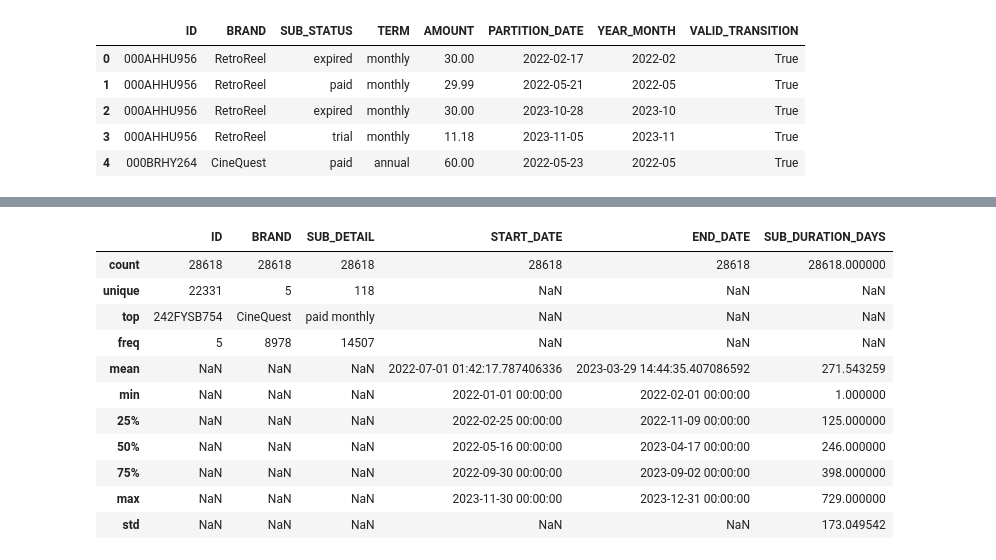
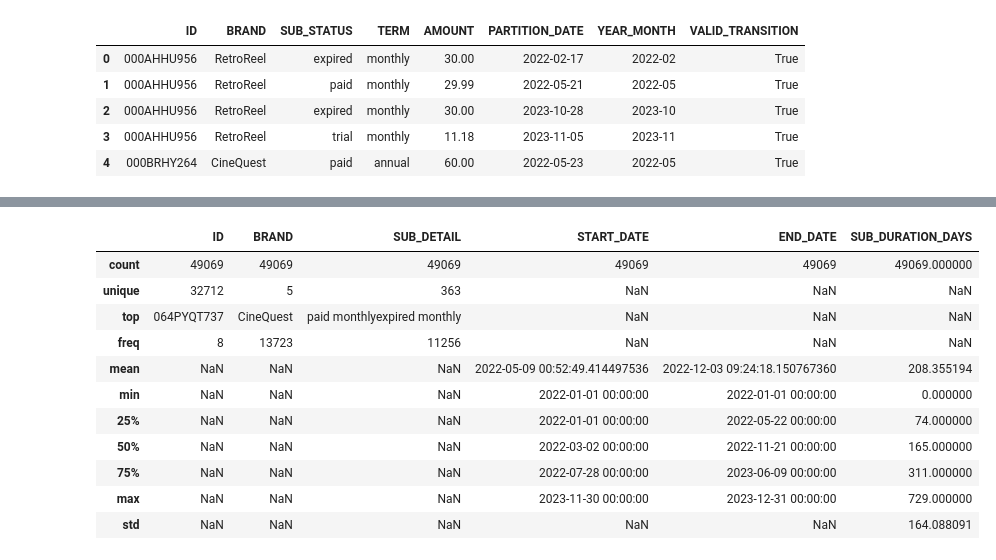
Before and after one commit to RussellXia/NYU_Capstone_Project, a Jupyter notebook: sub_preprocessing.ipynb, the cells around one changed output, grey strips where cells are left out. Drawn from its saved outputs; the diff is of its cells as text; code cells hidden in the pictures.

```diff
--- a/sub_preprocessing.ipynb
+++ b/sub_preprocessing.ipynb
@@ -10,5 +11,5 @@ import seaborn as sns
 # %%
-sub = pd.read_csv('/Users/vivianyan/Desktop/Fall2024/1006/Capstone/Data/XYZ_NETWORKS_SUB_1P_DATA.csv')
+sub = pd.read_csv('/Users/vivianyan/Desktop/NYU_Capstone_Project/Data/XYZ_NETWORKS_SUB_1P_DATA.csv')
 sub.describe(include='all')
 # %% [output]
 |  | ID | BRAND | SUB_STATUS | TERM | AMOUNT | PARTITION_DATE |
@@ -177,7 +186,7 @@ while curr < len(test2):
         prev_status, curr_status = test2.iloc[prev]['SUB_STATUS'], test2.iloc[curr]['SUB_STATUS']
         prev_term, curr_term = test2.iloc[prev]['TERM'], test2.iloc[curr]['TERM']
 
-        if curr_status != allowed_transitions[prev_status][0] and prev_status != 'expired':
+        if curr_status not in allowed_transitions[prev_status]:
             test2.at[curr, 'VALID_TRANSITION'] = False
             curr += 1
             continue
@@ -187,8 +196,10 @@ while curr < len(test2):
             curr += 1
             continue
 
-        if curr_term == prev_term and curr_status == prev_status and prev_status == 'expired':
-            test2.at[prev, 'VALID_TRANSITION'] = False
+        if curr_term == prev_term and curr_status == prev_status:
+            test2.at[curr, 'VALID_TRANSITION'] = False
+            curr += 1
+            continue
 
         prev = curr
         curr += 1
@@ -243,7 +254,7 @@ while curr < len(sub):
         prev_status, curr_status = sub.iloc[prev]['SUB_STATUS'], sub.iloc[curr]['SUB_STATUS']
         prev_term, curr_term = sub.iloc[prev]['TERM'], sub.iloc[curr]['TERM']
 
-        if curr_status != allowed_transitions[prev_status][0] and prev_status != 'expired':
+        if curr_status not in allowed_transitions[prev_status]:
             sub.at[curr, 'VALID_TRANSITION'] = False
             curr += 1
             continue
@@ -253,8 +264,10 @@ while curr < len(sub):
             curr += 1
             continue
 
-        if curr_term == prev_term and prev_status == 'expired' and curr_status == 'expired':
-            sub.at[prev, 'VALID_TRANSITION'] = False
+        if curr_term == prev_term and curr_status == prev_status:
+            sub.at[curr, 'VALID_TRANSITION'] = False
+            curr += 1
+            continue
 
         prev = curr
         curr += 1
@@ -319,24 +337,22 @@ grouped = sub_filtered.groupby(['ID', 'BRAND'])
 for (id_brand, group) in grouped:
     group = group.reset_index(drop=True)
 
-    start_date = None
-    end_date = None
+    start_date = pd.to_datetime('2022-01-01')
+    end_date = pd.to_datetime('2023-12-31')
     sub_detail = ''
 
     for i, row in group.iterrows():
         sub_status = row['SUB_STATUS']
         partition_date = row['PARTITION_DATE']
 
-        if sub_status in ['trial', 'discounted', 'paid'] and start_date is None:
+        if sub_status in ['trial', 'discounted', 'paid'] and start_date == pd.to_datetime('2022-01-01'):
             start_date = partition_date
             sub_detail += row['SUB_STATUS'] + ' ' + row['TERM']
 
         if sub_status == 'expired':
-            if start_date is not None:
-                end_date = partition_date
-                duration = (end_date - start_date).days
-            else:
-                duration = 0
+            end_date = partition_date
+            duration = (end_date - start_date).days
+            sub_detail += row['SUB_STATUS'] + ' ' + row['TERM']
 
             sub_duration_data.append({
                 'ID': id_brand[0],
@@ -346,7 +362,7 @@ for (id_brand, group) in grouped:
                 'END_DATE': end_date,
                 'SUB_DURATION_DAYS': duration
             })
-            start_date = None
+            start_date = pd.to_datetime('2022-01-01')
 
 sub_duration = pd.DataFrame(sub_duration_data)
 sub_duration.head()
@@ -360,16 +386,15 @@ sub_duration.head()
 # %%
-sub_duration.dropna(how='any', inplace=True)
 sub_duration.describe(include='all')
 # %% [output]
 |  | ID | BRAND | SUB_DETAIL | START_DATE | END_DATE | SUB_DURATION_DAYS |
-| count | 28618 | 28618 | 28618 | 28618 | 28618 | 28618.000000 |
-| unique | 22331 | 5 | 118 | NaN | NaN | NaN |
-| top | 242FYSB754 | CineQuest | paid monthly | NaN | NaN | NaN |
-| freq | 5 | 8978 | 14507 | NaN | NaN | NaN |
-| mean | NaN | NaN | NaN | 2022-07-01 01:42:17.787406336 | 2023-03-29 14:44:35.407086592 | 271.543259 |
-| min | NaN | NaN | NaN | 2022-01-01 00:00:00 | 2022-02-01 00:00:00 | 1.000000 |
-| 25% | NaN | NaN | NaN | 2022-02-25 00:00:00 | 2022-11-09 00:00:00 | 125.000000 |
-| 50% | NaN | NaN | NaN | 2022-05-16 00:00:00 | 2023-04-17 00:00:00 | 246.000000 |
-| 75% | NaN | NaN | NaN | 2022-09-30 00:00:00 | 2023-09-02 00:00:00 | 398.000000 |
+| count | 49069 | 49069 | 49069 | 49069 | 49069 | 49069.000000 |
+| unique | 32712 | 5 | 363 | NaN | NaN | NaN |
+| top | 064PYQT737 | CineQuest | paid monthlyexpired monthly | NaN | NaN | NaN |
+| freq | 8 | 13723 | 11256 | NaN | NaN | NaN |
+| mean | NaN | NaN | NaN | 2022-05-09 00:52:49.414497536 | 2022-12-03 09:24:18.150767360 | 208.355194 |
+| min | NaN | NaN | NaN | 2022-01-01 00:00:00 | 2022-01-01 00:00:00 | 0.000000 |
+| 25% | NaN | NaN | NaN | 2022-01-01 00:00:00 | 2022-05-22 00:00:00 | 74.000000 |
+| 50% | NaN | NaN | NaN | 2022-03-02 00:00:00 | 2022-11-21 00:00:00 | 165.000000 |
+| 75% | NaN | NaN | NaN | 2022-07-28 00:00:00 | 2023-06-09 00:00:00 | 311.000000 |
 | max | NaN | NaN | NaN | 2023-11-30 00:00:00 | 2023-12-31 00:00:00 | 729.000000 |
-| std | NaN | NaN | NaN | NaN | NaN | 173.049542 |
+| std | NaN | NaN | NaN | NaN | NaN | 164.088091 |
```
Also changed, not shown: parts of 27 cells of this notebook.
